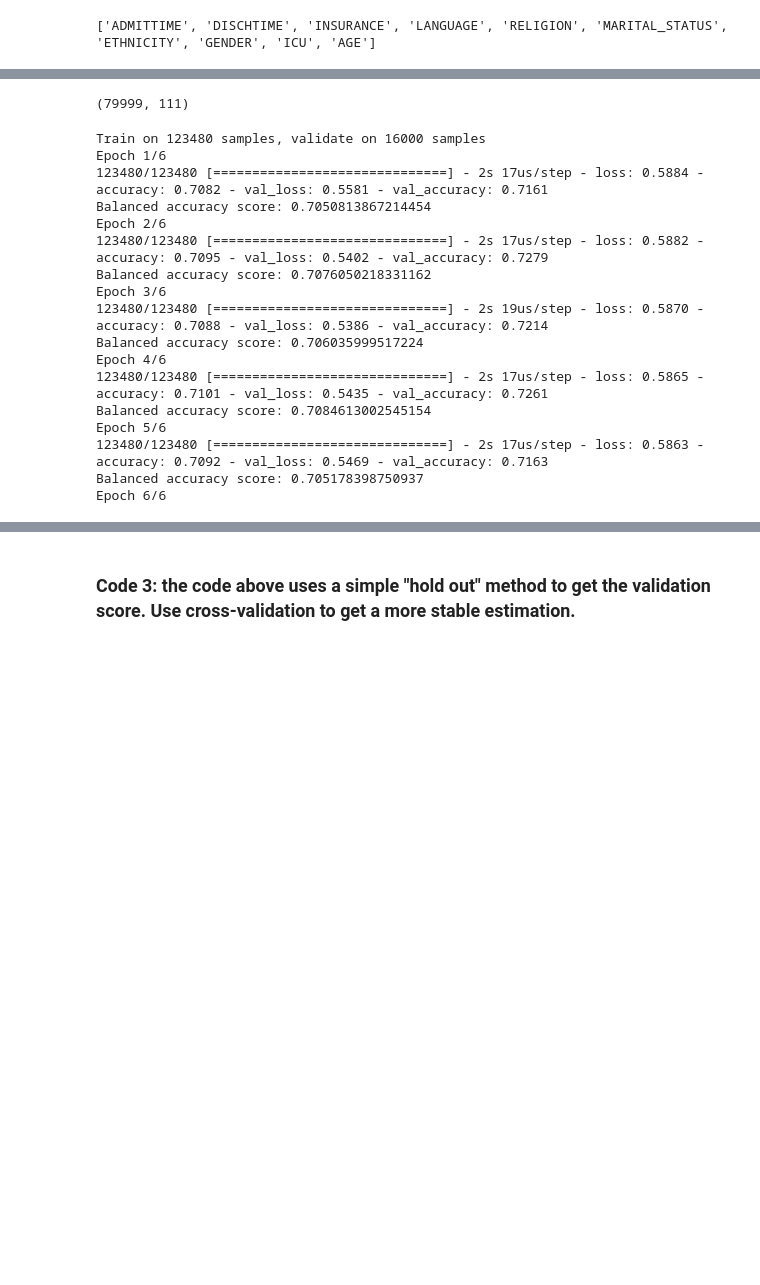
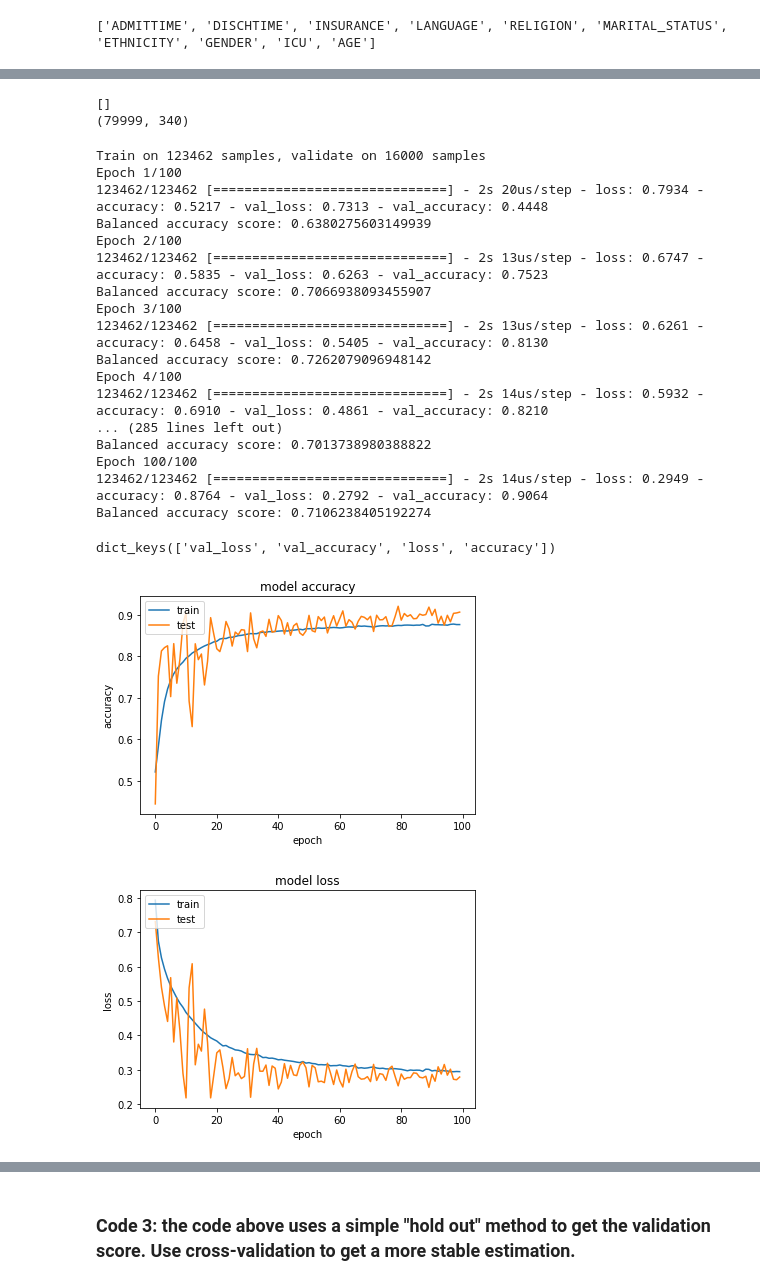
Before and after one commit to lyshuga/DataCamp, a Jupyter notebook: TP3-black.ipynb, the cells around one changed output, grey strips where cells are left out. Drawn from its saved outputs; the diff is of its cells as text; code cells hidden in the pictures; blank space fills up the shorter version.

```diff
--- a/TP3-black.ipynb
+++ b/TP3-black.ipynb
@@ -383,7 +383,7 @@ from sklearn.tree import DecisionTreeClassifier
 from sklearn.neural_network import MLPClassifier
 from lightgbm import LGBMClassifier
 
-clf = XGBClassifier(n_estimators=80, max_depth=5, n_jobs=-1)
+clf = XGBClassifier(n_estimators=20, max_depth=5, n_jobs=-1)
 
 # clf = LGBMClassifier()
 
@@ -473,7 +474,7 @@ X_encoded_copy = X_encoded.copy()
 # X_encoded_copy = mod.fit_transform(X_encoded_copy)
 
 X_encoded_copy = normalize(X_encoded_copy)
-X_encoded_copy = X_encoded_copy[df_upsampled.columns[important_features_list[:20]].tolist()]
+# X_encoded_copy = X_encoded_copy[df_upsampled.columns[important_features_list[:20]].tolist()]
 # %%
 x_train, x_valid, y_train, y_valid = train_test_split(
     X_encoded_copy, y, test_size=0.2
@@ -559,11 +538,13 @@ def attrget(elem):
 
 sco = sorted(scores, key=attrget)
 # sco = [sc for sc in sco if sc[0]>0.5]
+print( [sc for sc in sco if sc[0]>0.5])
 
 
-print(X.shape)
+print(X_encoded_copy.shape)
 # %% [output]
-(79999, 111)
+[]
+(79999, 340)
 # %%
 from keras.callbacks import Callback
 
@@ -575,22 +556,45 @@ class MyLogger(Callback):
         score = balanced_accuracy_score(y_valid, y_pred)  # scoring
         print("Balanced accuracy score: {}".format(score))
 
-model.fit(df_upsampled, new_y, epochs=6, batch_size=256, validation_data=(x_valid, y_valid), callbacks=[MyLogger()])
+model = new_model()
+history = model.fit(df_upsampled, new_y, epochs=100, batch_size=512, validation_data=(x_valid, y_valid), callbacks=[MyLogger()])
 # %% [output]
-Train on 123480 samples, validate on 16000 samples
-Epoch 1/6
-123480/123480 [==============================] - 2s 17us/step - loss: 0.5884 - accuracy: 0.7082 - val_loss: 0.5581 - val_accuracy: 0.7161
-Balanced accuracy score: 0.7050813867214454
-Epoch 2/6
-123480/123480 [==============================] - 2s 17us/step - loss: 0.5882 - accuracy: 0.7095 - val_loss: 0.5402 - val_accuracy: 0.7279
-Balanced accuracy score: 0.7076050218331162
-Epoch 3/6
-123480/123480 [==============================] - 2s 19us/step - loss: 0.5870 - accuracy: 0.7088 - val_loss: 0.5386 - val_accuracy: 0.7214
-Balanced accuracy score: 0.706035999517224
-Epoch 4/6
-123480/123480 [==============================] - 2s 17us/step - loss: 0.5865 - accuracy: 0.7101 - val_loss: 0.5435 - val_accuracy: 0.7261
-Balanced accuracy score: 0.7084613002545154
-Epoch 5/6
-123480/123480 [==============================] - 2s 17us/step - loss: 0.5863 - accuracy: 0.7092 - val_loss: 0.5469 - val_accuracy: 0.7163
-Balanced accuracy score: 0.705178398750937
-Epoch 6/6
+Train on 123462 samples, validate on 16000 samples
+Epoch 1/100
+123462/123462 [==============================] - 2s 20us/step - loss: 0.7934 - accuracy: 0.5217 - val_loss: 0.7313 - val_accuracy: 0.4448
+Balanced accuracy score: 0.6380275603149939
+Epoch 2/100
+123462/123462 [==============================] - 2s 13us/step - loss: 0.6747 - accuracy: 0.5835 - val_loss: 0.6263 - val_accuracy: 0.7523
+Balanced accuracy score: 0.7066938093455907
+Epoch 3/100
+123462/123462 [==============================] - 2s 13us/step - loss: 0.6261 - accuracy: 0.6458 - val_loss: 0.5405 - val_accuracy: 0.8130
+Balanced accuracy score: 0.7262079096948142
+Epoch 4/100
+123462/123462 [==============================] - 2s 14us/step - loss: 0.5932 - accuracy: 0.6910 - val_loss: 0.4861 - val_accuracy: 0.8210
+... (285 lines left out)
+Balanced accuracy score: 0.7013738980388822
+Epoch 100/100
+123462/123462 [==============================] - 2s 14us/step - loss: 0.2949 - accuracy: 0.8764 - val_loss: 0.2792 - val_accuracy: 0.9064
+Balanced accuracy score: 0.7106238405192274
+# %%
+print(history.history.keys())
+# summarize history for accuracy
+plt.plot(history.history['accuracy'])
+plt.plot(history.history['val_accuracy'])
+plt.title('model accuracy')
+plt.ylabel('accuracy')
+plt.xlabel('epoch')
+plt.legend(['train', 'test'], loc='upper left')
+plt.show()
+# summarize history for loss
+plt.plot(history.history['loss'])
+plt.plot(history.history['val_loss'])
+plt.title('model loss')
+plt.ylabel('loss')
+plt.xlabel('epoch')
+plt.legend(['train', 'test'], loc='upper left')
+plt.show()
+# %% [output]
+dict_keys(['val_loss', 'val_accuracy', 'loss', 'accuracy'])
+[figure, added]
+[figure, added]
```
Also changed, not shown: parts of 24 cells of this notebook.
